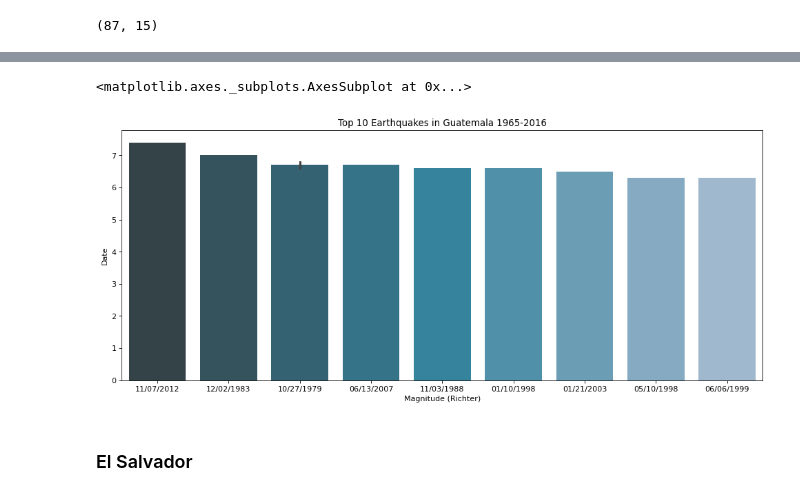
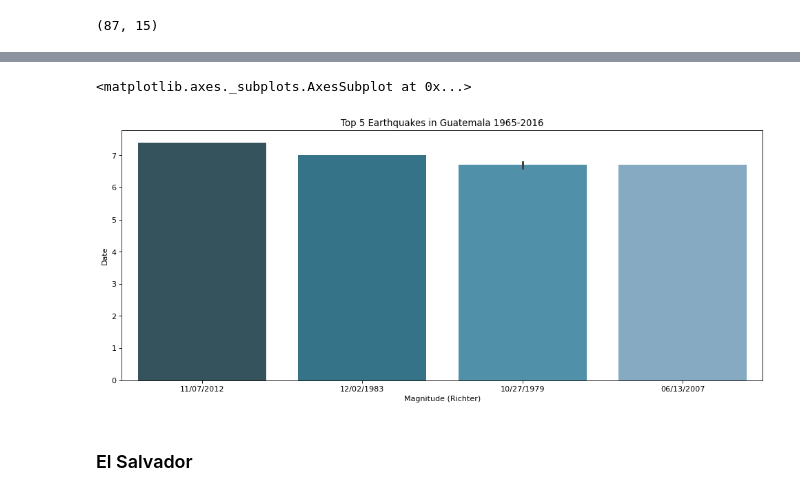
Before and after one commit to sotus30/Earthquakes_Central_America, a Jupyter notebook: Data Exploration 2.ipynb, the cells around one changed output, grey strips where cells are left out. Saved outputs shown, nothing was run; the diff lists cells and outputs as text; code cells hidden in the pictures.

```diff
--- a/Data Exploration 2.ipynb
+++ b/Data Exploration 2.ipynb
@@ -521,19 +521,19 @@ map_GUA
 # %% [output]
 [interactive output not drawn]
 # %%
-GUA_top10 = df_GUA.nlargest(10, 'Magnitude')
+GUA_top10 = df_GUA.nlargest(5, 'Magnitude')
 y= GUA_top10['Magnitude'].values
 
 figure(num=None, figsize=(15, 6), dpi=80, facecolor='w', edgecolor='k')
 
-plt.title('Top 10 Earthquakes in Guatemala 1965-2016')
+plt.title('Top 5 Earthquakes in Guatemala 1965-2016')
 plt.xlabel('Magnitude (Richter)')
 plt.ylabel('Date')
 
 sns.barplot(GUA_top10['Date'].values, GUA_top10['Magnitude'].values, palette='PuBuGn_d')
 # %% [output]
 <matplotlib.axes._subplots.AxesSubplot at 0x...>
-[figure, old version]
+[figure, new version]
 # %% [markdown]
 <h3> El Salvador
 # %%
```
Also changed, not shown: parts of 3 cells of this notebook.
